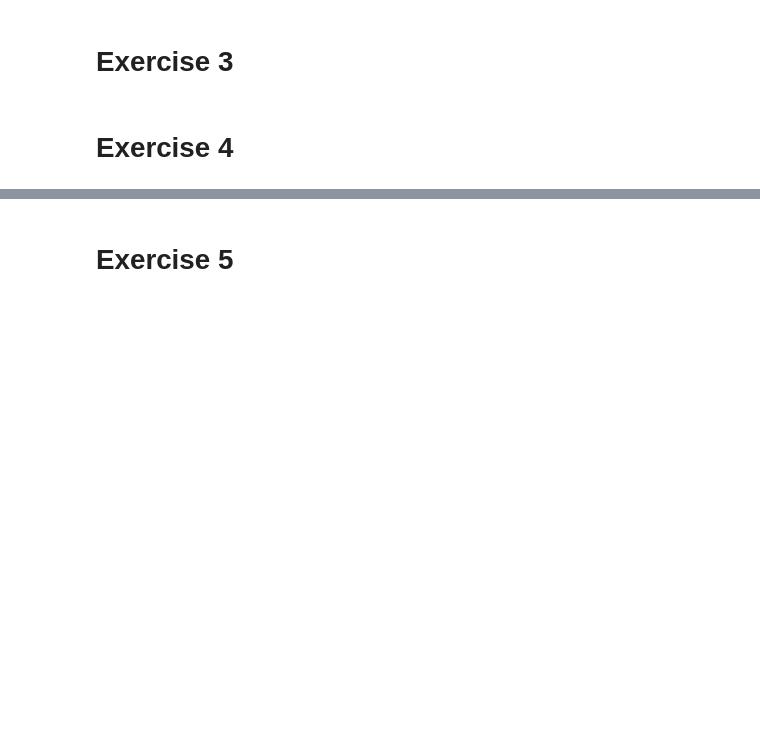
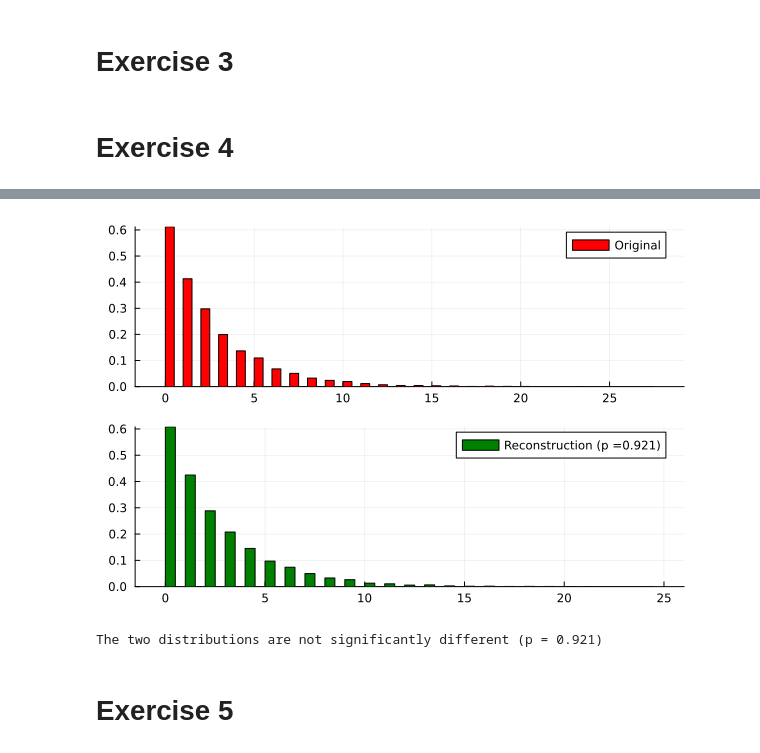
Before and after one commit to jugu612/MLMachineProblem1, a Jupyter notebook: MP1.ipynb, the cells around one changed output, grey strips where cells are left out. Cells and saved outputs as stored; diff of their text form; code cells hidden in the pictures; blank space fills up the shorter version.

```diff
--- a/MP1.ipynb
+++ b/MP1.ipynb
@@ -139,0 +169,8 @@ dataset = CSV.read("ex4_data.csv", DataFrame);
+# %%
+## Step 4.a
+X = val
+num_simulations = length(X)
+p_mle = mle_estimator(X)
+p_mom = mom_estimator(X)
+simulated_d = Geometric(p_mle)
+X̂ = rand(simulated_d, num_simulations)
@@ -140,3 +195,9 @@ dataset = CSV.read("ex4_data.csv", DataFrame);
+# %%
+plot_reconstruction(X, X̂)
+if_dist_different(X, X̂)
+# %% [output]
+[figure, added]
+The two distributions are not significantly different (p = 0.921)
 # %% [markdown]
 # Exercise 5
 # %%
```
Also changed, not shown: parts of 7 cells of this notebook.
